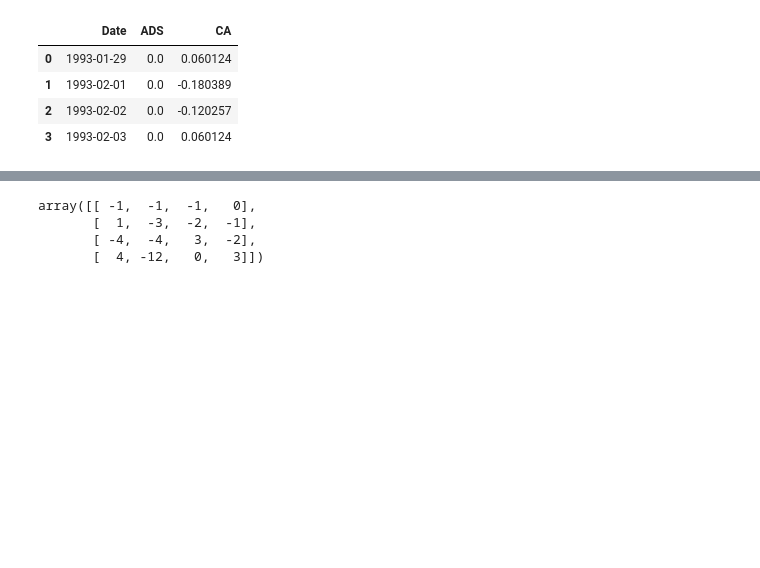
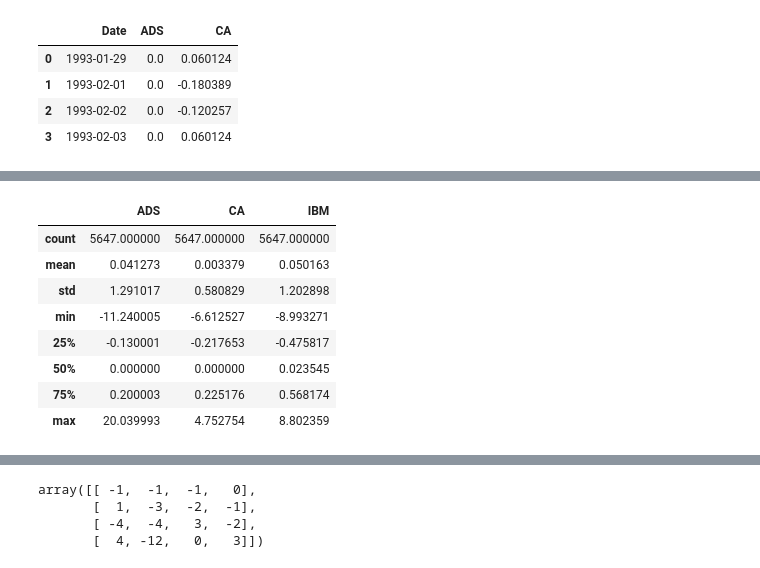
Before and after one commit to lyonsja-mathematics/My_Tutorials, a Jupyter notebook: Hello World.ipynb, the cells around one changed output, grey strips where cells are left out. Saved outputs shown, nothing was run; the diff lists cells and outputs as text; code cells hidden in the pictures; blank space fills up the shorter version.

```diff
--- a/Hello World.ipynb
+++ b/Hello World.ipynb
@@ -117,0 +428,13 @@ sp500_px[sp500_px.Year > 2007][["Date","Year"]].sample(6)
+# %%
+# A statistical summary of the data frame.
+sp500_px[["ADS","CA","IBM"]].describe()
+# %% [output]
+|  | ADS | CA | IBM |
+| count | 5647.000000 | 5647.000000 | 5647.000000 |
+| mean | 0.041273 | 0.003379 | 0.050163 |
+| std | 1.291017 | 0.580829 | 1.202898 |
+| min | -11.240005 | -6.612527 | -8.993271 |
+| 25% | -0.130001 | -0.217653 | -0.475817 |
+| 50% | 0.000000 | 0.000000 | 0.023545 |
+| 75% | 0.200003 | 0.225176 | 0.568174 |
+| max | 20.039993 | 4.752754 | 8.802359 |
```
Also changed, not shown: parts of 100 cells of this notebook.
